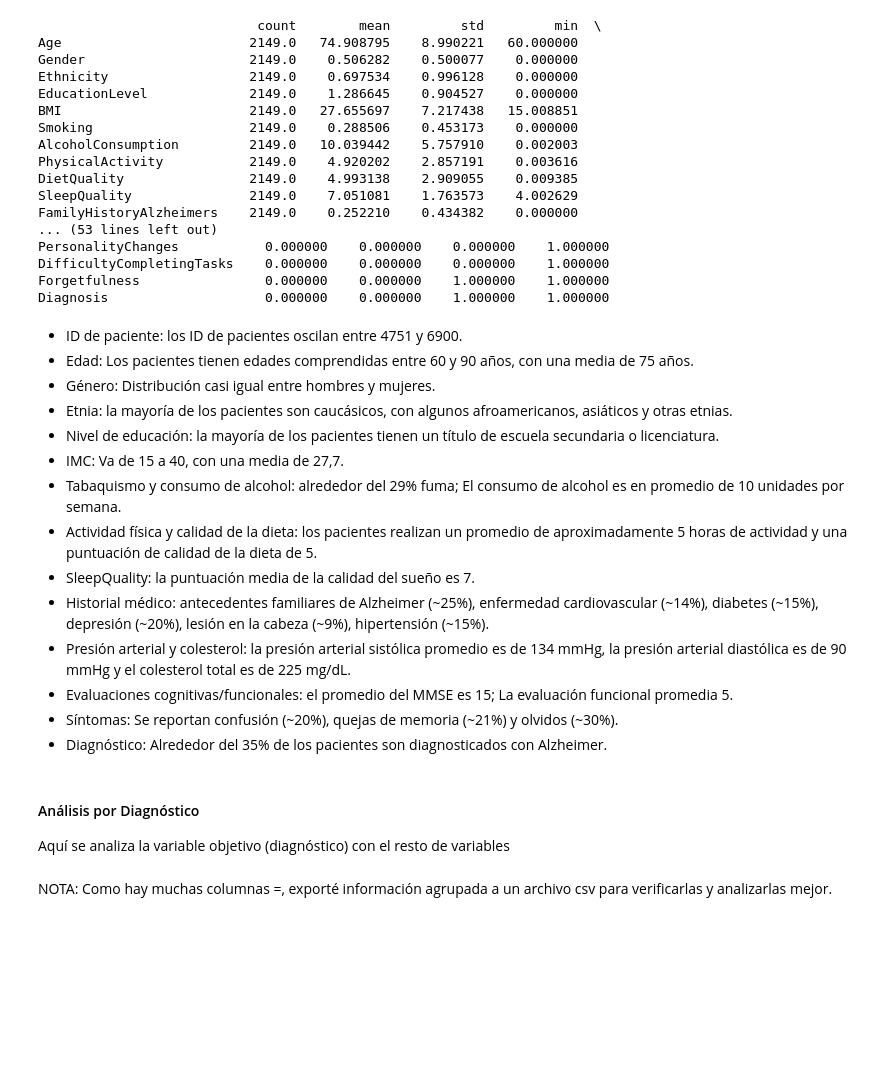
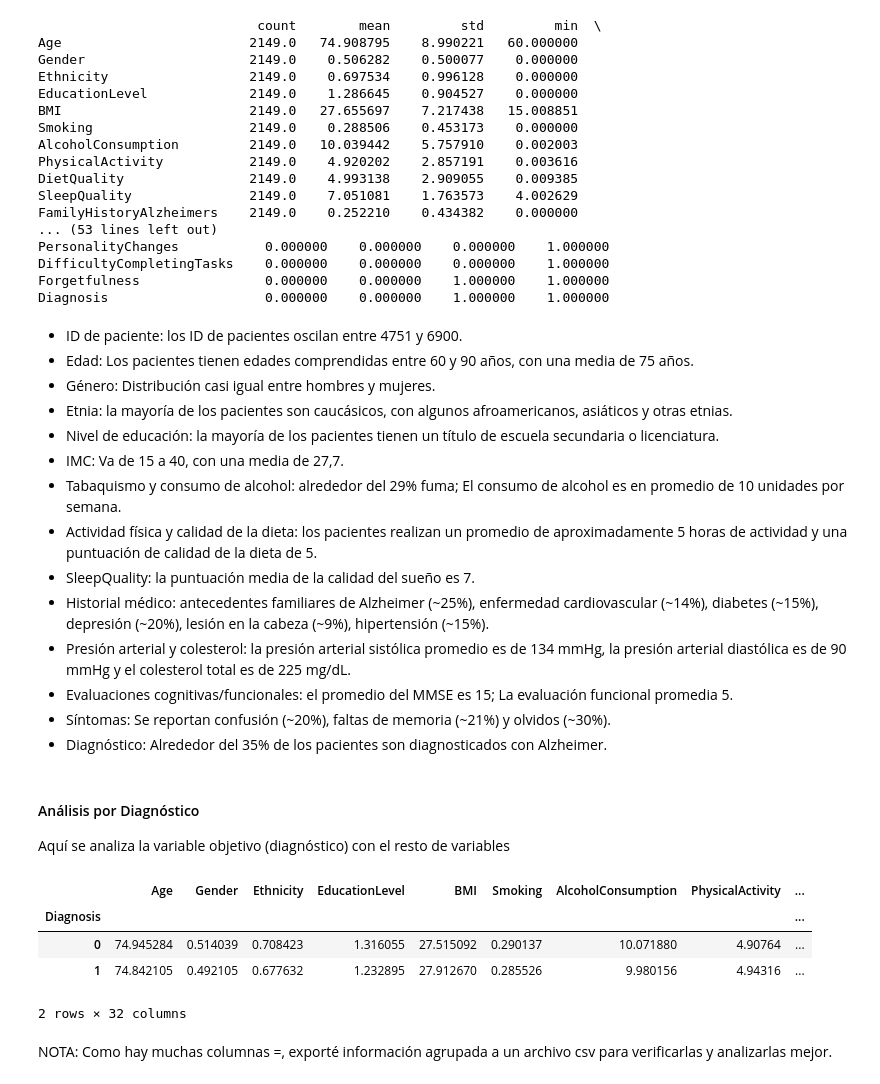
Before and after one commit to EmmaMontalbanA/AlzCare-AI, a Jupyter notebook: AlzCare-AI/notebooks/exploratory_data_analysis.ipynb, the cells around one changed output. Drawn from its saved outputs; the diff is of its cells as text; code cells hidden in the pictures; blank space fills up the shorter version.

```diff
--- a/AlzCare-AI/notebooks/exploratory_data_analysis.ipynb
+++ b/AlzCare-AI/notebooks/exploratory_data_analysis.ipynb
@@ -175,7 +157,7 @@ Diagnosis                    0.000000    0.000000    1.000000    1.000000
 - Historial médico: antecedentes familiares de Alzheimer (~25%), enfermedad cardiovascular (~14%), diabetes (~15%), depresión (~20%), lesión en la cabeza (~9%), hipertensión (~15%).
 - Presión arterial y colesterol: la presión arterial sistólica promedio es de 134 mmHg, la presión arterial diastólica es de 90 mmHg y el colesterol total es de 225 mg/dL.
 - Evaluaciones cognitivas/funcionales: el promedio del MMSE es 15; La evaluación funcional promedia 5.
-- Síntomas: Se reportan confusión (~20%), quejas de memoria (~21%) y olvidos (~30%).
+- Síntomas: Se reportan confusión (~20%), faltas de memoria (~21%) y olvidos (~30%).
 - Diagnóstico: Alrededor del 35% de los pacientes son diagnosticados con Alzheimer.
 # %% [markdown]
 #### Análisis por Diagnóstico
@@ -187,6 +169,14 @@ mean_stats = df.groupby('Diagnosis').mean()
 
 # Display result
 mean_stats.to_csv("../data/processed/stats-by-diagnosis.csv")
+# %%
+mean_stats
+# %% [output]
+|  | Age | Gender | Ethnicity | EducationLevel | BMI | Smoking | AlcoholConsumption | PhysicalActivity | ... |
+| Diagnosis |  |  |  |  |  |  |  |  | ... |
+| 0 | 74.945284 | 0.514039 | 0.708423 | 1.316055 | 27.515092 | 0.290137 | 10.071880 | 4.90764 | ... |
+| 1 | 74.842105 | 0.492105 | 0.677632 | 1.232895 | 27.912670 | 0.285526 | 9.980156 | 4.94316 | ... |
+2 rows × 32 columns
 # %% [markdown]
 NOTA:
 Como hay muchas columnas =, exporté información agrupada a un archivo csv para verificarlas y analizarlas mejor.
```
Also changed, not shown: parts of 29 cells of this notebook, 13 other files.
